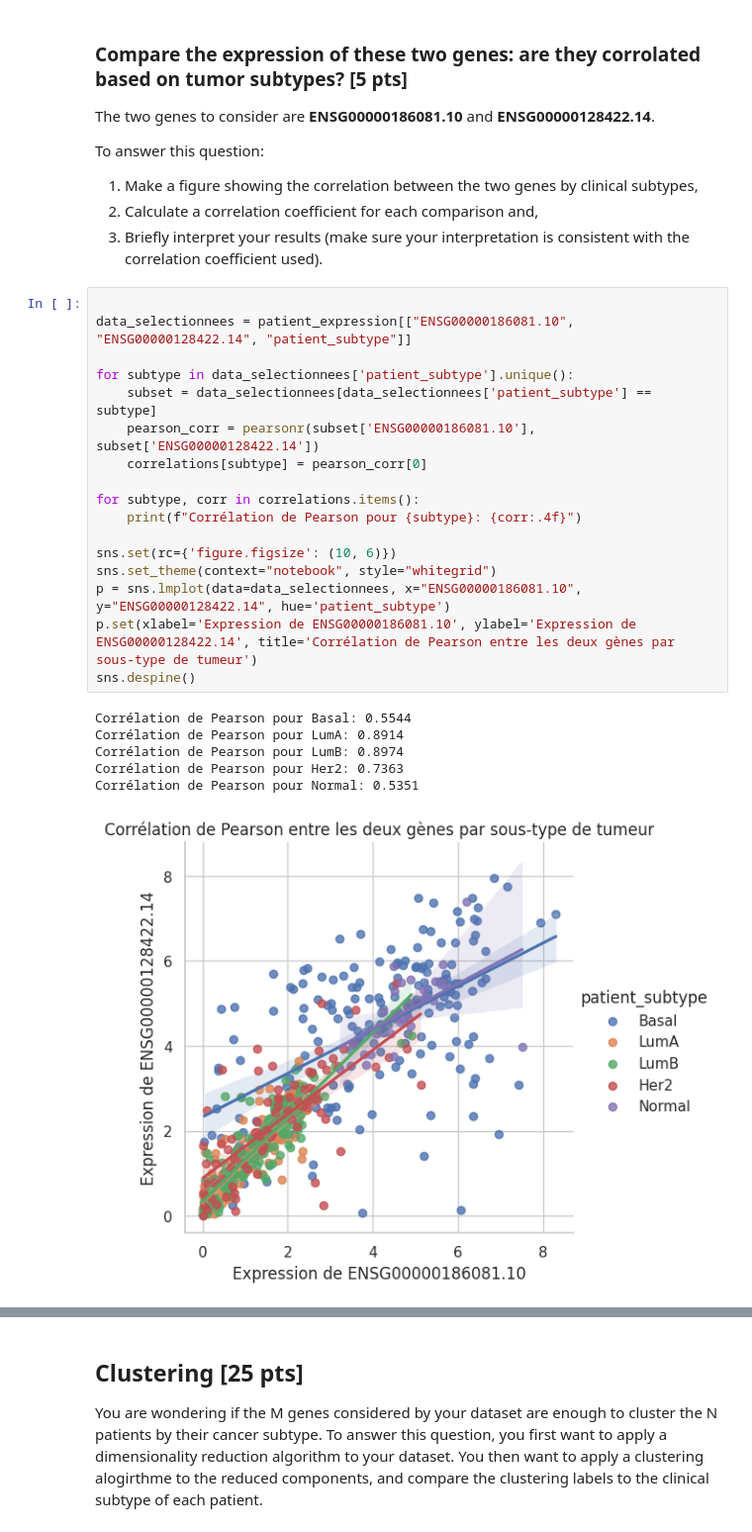
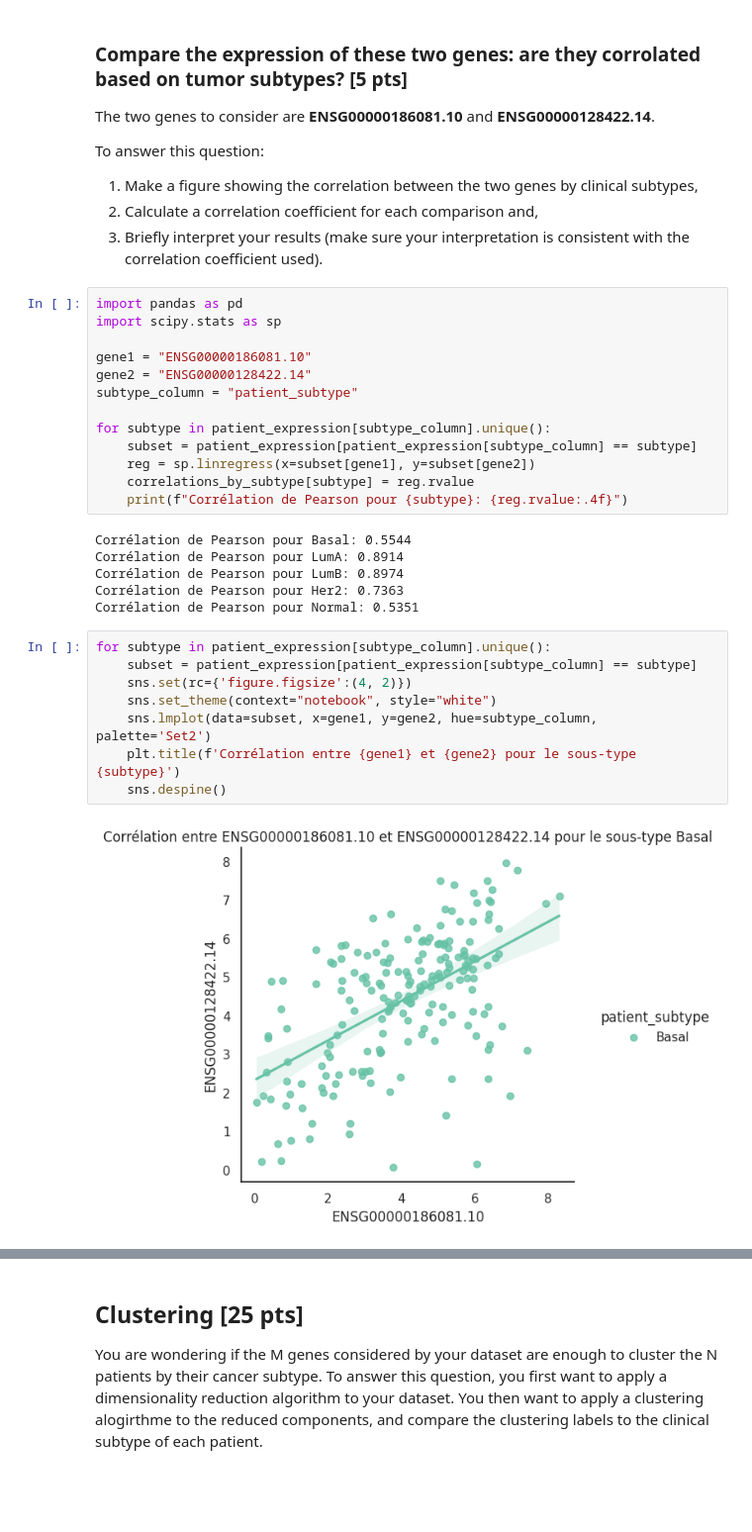
Before and after one commit to justinefrancois/S24_data_analysis, a Jupyter notebook: notebooks/CM5exercices_good_practices.ipynb, the cells around one changed output, grey strips where cells are left out. Shown at 99% size. Cells and saved outputs as stored; diff of their text form; blank space fills up the shorter version.

```diff
--- a/notebooks/CM5exercices_good_practices.ipynb
+++ b/notebooks/CM5exercices_good_practices.ipynb
@@ -192,26 +175,31 @@ To answer this question:
 2. Calculate a correlation coefficient for each comparison and,
 3. Briefly interpret your results (make sure your interpretation is consistent with the correlation coefficient used).
 # %%
+import pandas as pd
+import scipy.stats as sp
 
-data_selectionnees = patient_expression[["ENSG00000186081.10", "ENSG00000128422.14", "patient_subtype"]]
+gene1 = "ENSG00000186081.10"
+gene2 = "ENSG00000128422.14"
+subtype_column = "patient_subtype"
 
-for subtype in data_selectionnees['patient_subtype'].unique():
-    subset = data_selectionnees[data_selectionnees['patient_subtype'] == subtype]
-    pearson_corr = pearsonr(subset['ENSG00000186081.10'], subset['ENSG00000128422.14'])
-    correlations[subtype] = pearson_corr[0]
-
-for subtype, corr in correlations.items():
-    print(f"Corrélation de Pearson pour {subtype}: {corr:.4f}")
-
-sns.set(rc={'figure.figsize': (10, 6)})
-sns.set_theme(context="notebook", style="whitegrid")
-p = sns.lmplot(data=data_selectionnees, x="ENSG00000186081.10", y="ENSG00000128422.14", hue='patient_subtype')
-p.set(xlabel='Expression de ENSG00000186081.10', ylabel='Expression de ENSG00000128422.14', title='Corrélation de Pearson entre les deux gènes par sous-type de tumeur')
-sns.despine()
+for subtype in patient_expression[subtype_column].unique():
+    subset = patient_expression[patient_expression[subtype_column] == subtype]
+    reg = sp.linregress(x=subset[gene1], y=subset[gene2])
+    correlations_by_subtype[subtype] = reg.rvalue
+    print(f"Corrélation de Pearson pour {subtype}: {reg.rvalue:.4f}")
 # %% [output]
 Corrélation de Pearson pour Basal: 0.5544
 Corrélation de Pearson pour LumA: 0.8914
 Corrélation de Pearson pour LumB: 0.8974
 Corrélation de Pearson pour Her2: 0.7363
 Corrélation de Pearson pour Normal: 0.5351
-[figure, removed]
+# %%
+for subtype in patient_expression[subtype_column].unique():
+    subset = patient_expression[patient_expression[subtype_column] == subtype]
+    sns.set(rc={'figure.figsize':(4, 2)})
+    sns.set_theme(context="notebook", style="white")
+    sns.lmplot(data=subset, x=gene1, y=gene2, hue=subtype_column, palette='Set2')
+    plt.title(f'Corrélation entre {gene1} et {gene2} pour le sous-type {subtype}')
+    sns.despine()
+# %% [output]
+[figure, added]
```
Also changed, not shown: parts of 11 cells of this notebook, 9 other files.
